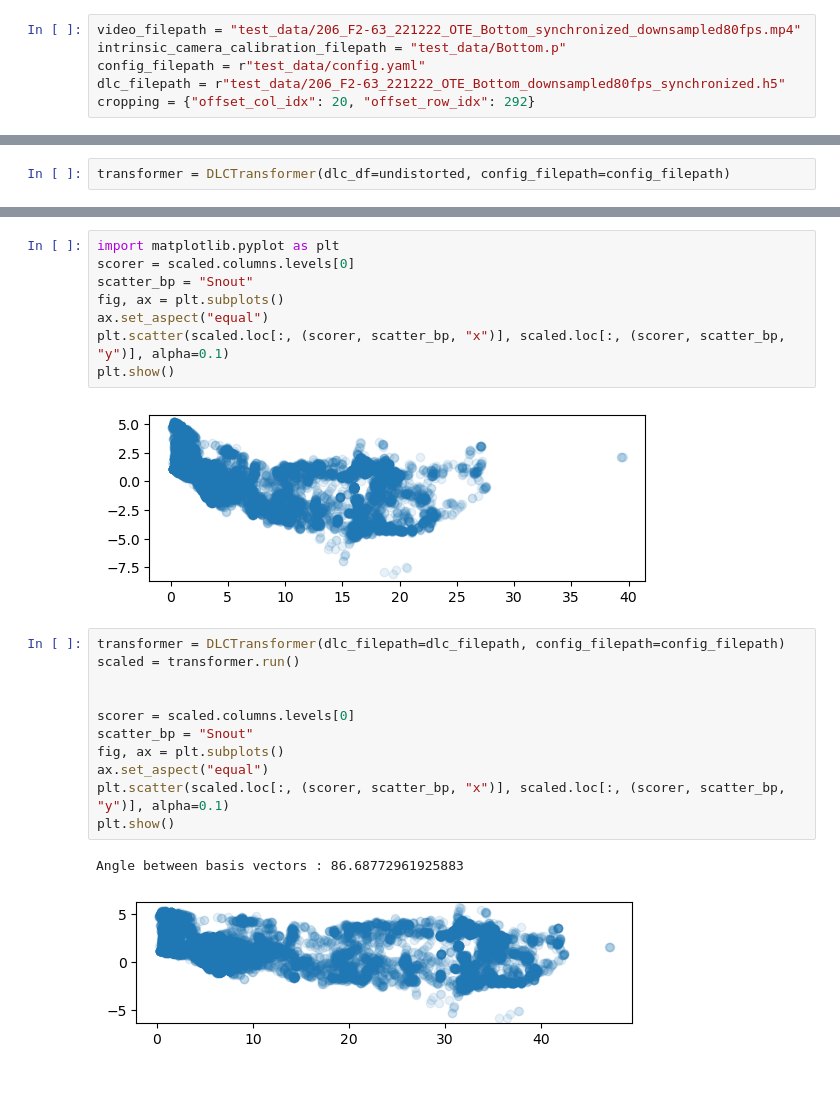
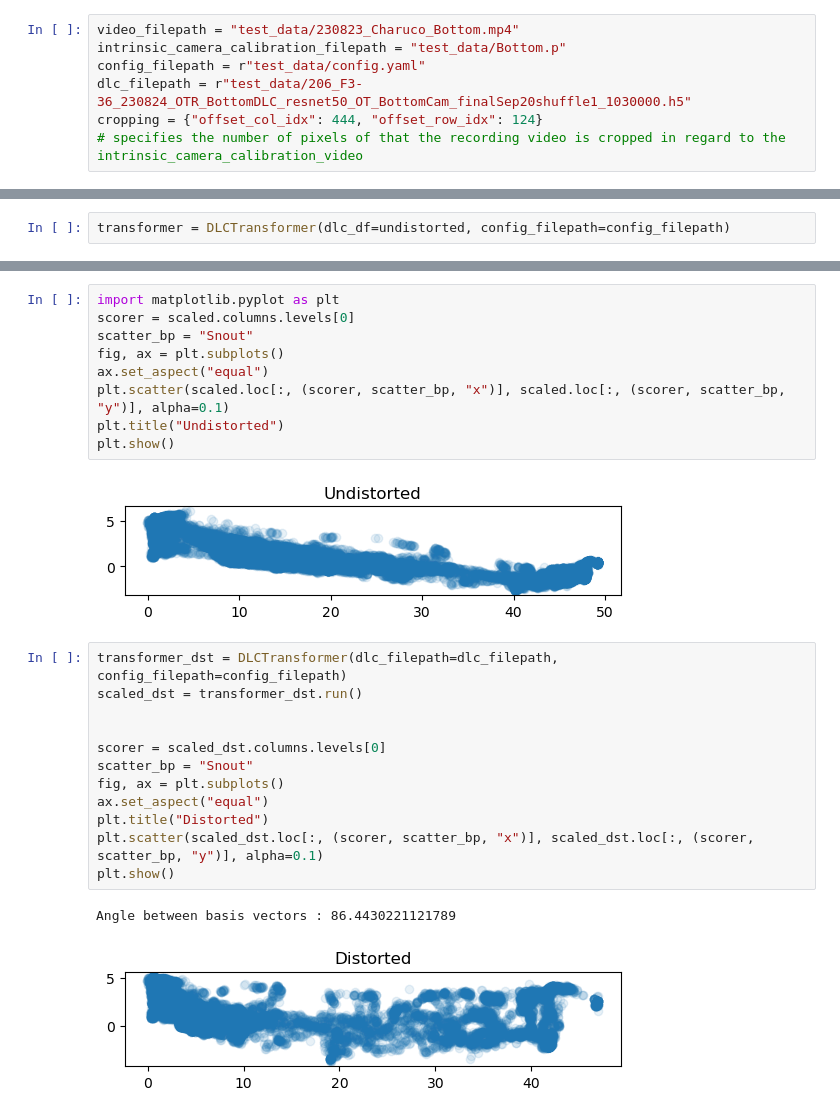
Before and after one commit to Defense-Circuits-Lab/Undistort_DLC, a Jupyter notebook: DLCUndistorter_and_Transformer_tutorial.ipynb, the cells around one changed output, grey strips where cells are left out. Cells and saved outputs as stored; diff of their text form; blank space fills up the shorter version.

```diff
--- a/DLCUndistorter_and_Transformer_tutorial.ipynb
+++ b/DLCUndistorter_and_Transformer_tutorial.ipynb
@@ -4,11 +4,12 @@ sys.path.append("../Transform_DLC/")
 from DLCTransformer import DLCTransformer
 from DLCUndistorter import DLCUndistorter
 # %%
-video_filepath = "test_data/206_F2-63_221222_OTE_Bottom_synchronized_downsampled80fps.mp4"
+video_filepath = "test_data/230823_Charuco_Bottom.mp4"
 intrinsic_camera_calibration_filepath = "test_data/Bottom.p"
 config_filepath = r"test_data/config.yaml"
-dlc_filepath = r"test_data/206_F2-63_221222_OTE_Bottom_downsampled80fps_synchronized.h5"
-cropping = {"offset_col_idx": 20, "offset_row_idx": 292}
+dlc_filepath = r"test_data/206_F3-36_230824_OTR_BottomDLC_resnet50_OT_BottomCam_finalSep20shuffle1_1030000.h5"
+cropping = {"offset_col_idx": 444, "offset_row_idx": 124}
+# specifies the number of pixels of that the recording video is cropped in regard to the intrinsic_camera_calibration_video
 # %%
 undistorter = DLCUndistorter(dlc_filepath=dlc_filepath, intrinsic_camera_calibration_filepath=intrinsic_camera_calibration_filepath, video_filepath=video_filepath, fisheye=True, cropping=cropping)
 # %%
@@ -34,24 +35,26 @@ scaled.head()
 # %%
 import matplotlib.pyplot as plt
 scorer = scaled.columns.levels[0]
 scatter_bp = "Snout"
 fig, ax = plt.subplots()
 ax.set_aspect("equal")
 plt.scatter(scaled.loc[:, (scorer, scatter_bp, "x")], scaled.loc[:, (scorer, scatter_bp, "y")], alpha=0.1)
+plt.title("Undistorted")
 plt.show()
 # %% [output]
-[figure, old version]
+[figure, new version]
 # %%
-transformer = DLCTransformer(dlc_filepath=dlc_filepath, config_filepath=config_filepath)
-scaled = transformer.run()
+transformer_dst = DLCTransformer(dlc_filepath=dlc_filepath, config_filepath=config_filepath)
+scaled_dst = transformer_dst.run()
 
 
-scorer = scaled.columns.levels[0]
+scorer = scaled_dst.columns.levels[0]
 scatter_bp = "Snout"
 fig, ax = plt.subplots()
 ax.set_aspect("equal")
-plt.scatter(scaled.loc[:, (scorer, scatter_bp, "x")], scaled.loc[:, (scorer, scatter_bp, "y")], alpha=0.1)
+plt.title("Distorted")
+plt.scatter(scaled_dst.loc[:, (scorer, scatter_bp, "x")], scaled_dst.loc[:, (scorer, scatter_bp, "y")], alpha=0.1)
 plt.show()
 # %% [output]
-Angle between basis vectors : 86.68772961925883
+Angle between basis vectors : 86.4430221121789
-[figure, old version]
+[figure, new version]
```
Also changed, not shown: parts of 2 cells of this notebook, 1 other file.
